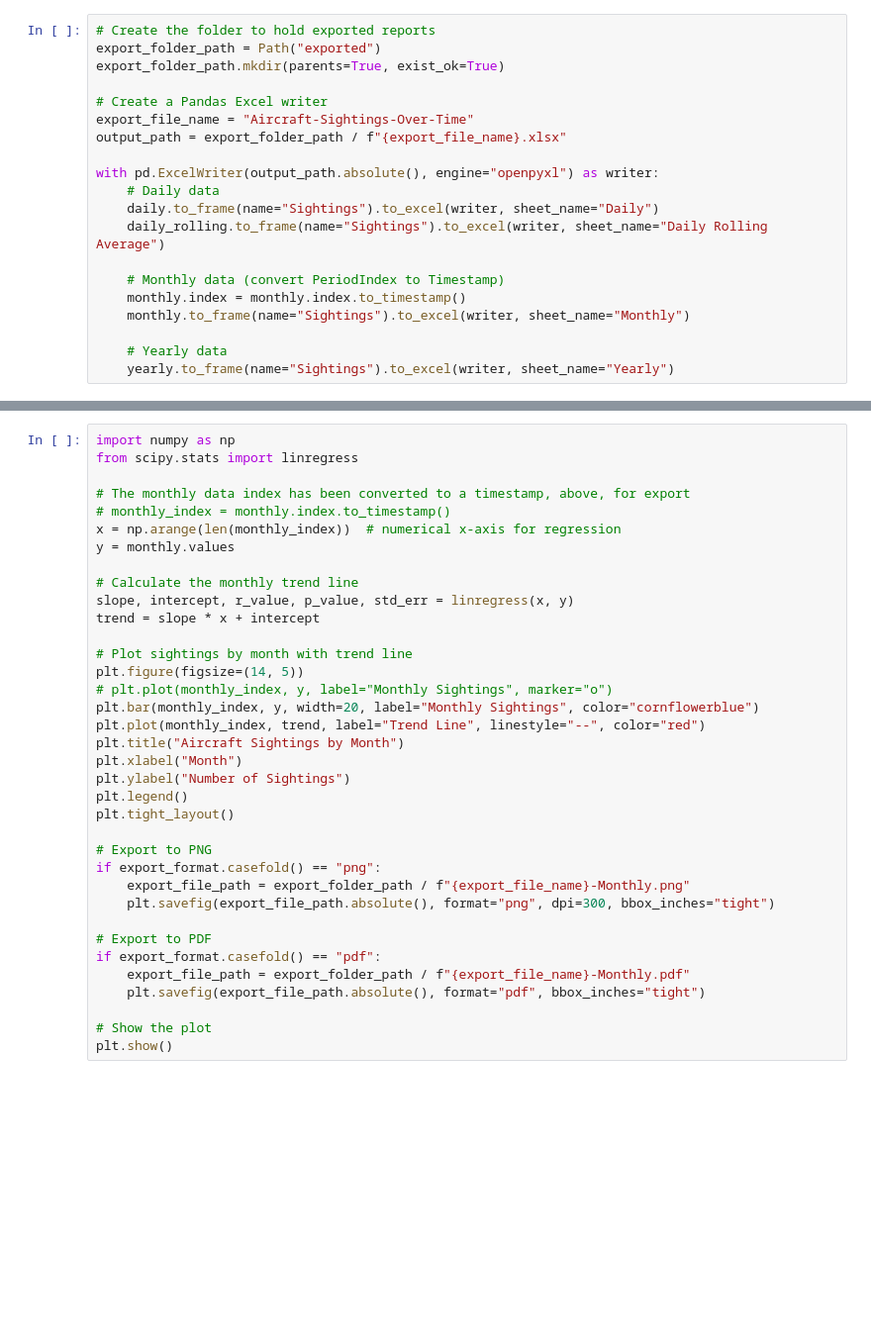
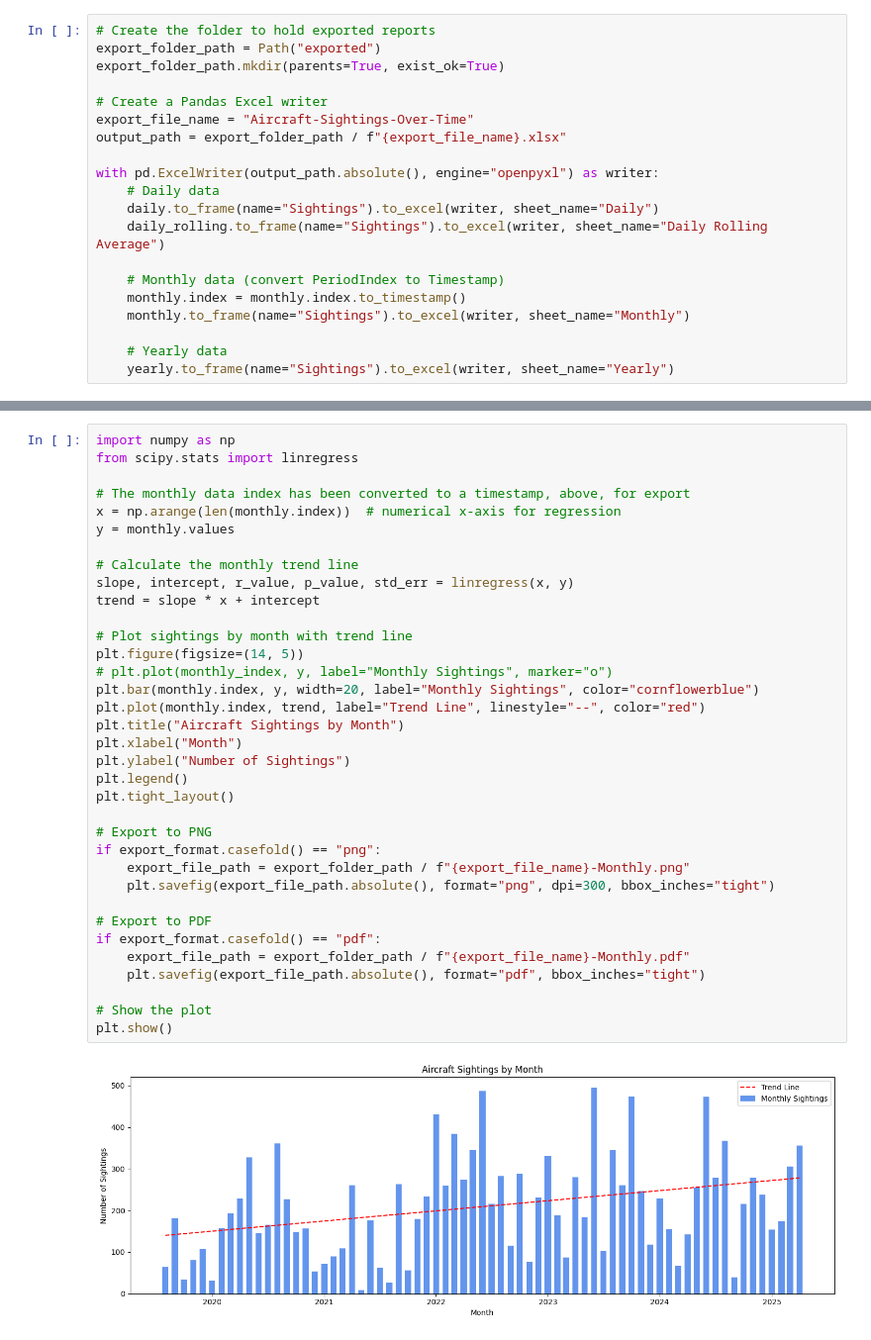
Before and after one commit to davewalker5/FlightRecorder, a Jupyter notebook: reports/sightings_over_time.ipynb, the cells around one changed output, grey strips where cells are left out. Shown: that part at 99% size. Cells and saved outputs as stored; diff of their text form; blank space fills up the shorter version.

```diff
--- a/reports/sightings_over_time.ipynb
+++ b/reports/sightings_over_time.ipynb
@@ -100,37 +120,38 @@ import numpy as np
 from scipy.stats import linregress
 
 # The monthly data index has been converted to a timestamp, above, for export
-# monthly_index = monthly.index.to_timestamp()
-x = np.arange(len(monthly_index))  # numerical x-axis for regression
+x = np.arange(len(monthly.index))  # numerical x-axis for regression
 y = monthly.values
 
 # Calculate the monthly trend line
 slope, intercept, r_value, p_value, std_err = linregress(x, y)
 trend = slope * x + intercept
 
 # Plot sightings by month with trend line
 plt.figure(figsize=(14, 5))
 # plt.plot(monthly_index, y, label="Monthly Sightings", marker="o")
-plt.bar(monthly_index, y, width=20, label="Monthly Sightings", color="cornflowerblue")
-plt.plot(monthly_index, trend, label="Trend Line", linestyle="--", color="red")
+plt.bar(monthly.index, y, width=20, label="Monthly Sightings", color="cornflowerblue")
+plt.plot(monthly.index, trend, label="Trend Line", linestyle="--", color="red")
 plt.title("Aircraft Sightings by Month")
 plt.xlabel("Month")
 plt.ylabel("Number of Sightings")
 plt.legend()
 plt.tight_layout()
 
 # Export to PNG
 if export_format.casefold() == "png":
     export_file_path = export_folder_path / f"{export_file_name}-Monthly.png"
     plt.savefig(export_file_path.absolute(), format="png", dpi=300, bbox_inches="tight")
 
 # Export to PDF
 if export_format.casefold() == "pdf":
     export_file_path = export_folder_path / f"{export_file_name}-Monthly.pdf"
     plt.savefig(export_file_path.absolute(), format="pdf", bbox_inches="tight")
 
 # Show the plot
 plt.show()
+# %% [output]
+[figure, added]
 # %%
 # Plot Sightings by Year with Trend Line
 x = yearly.index.values
```
Also changed, not shown: parts of 3 cells of this notebook.
